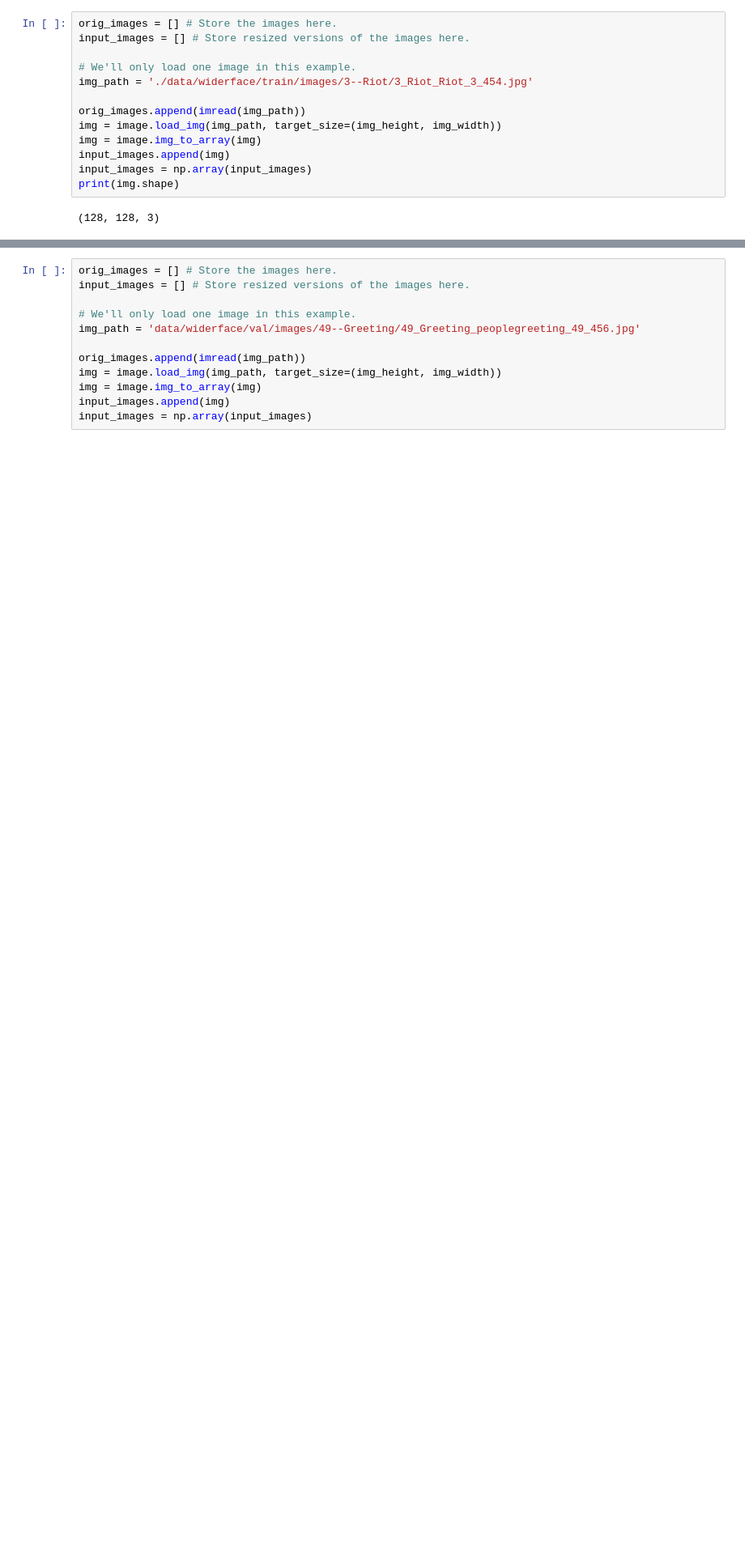
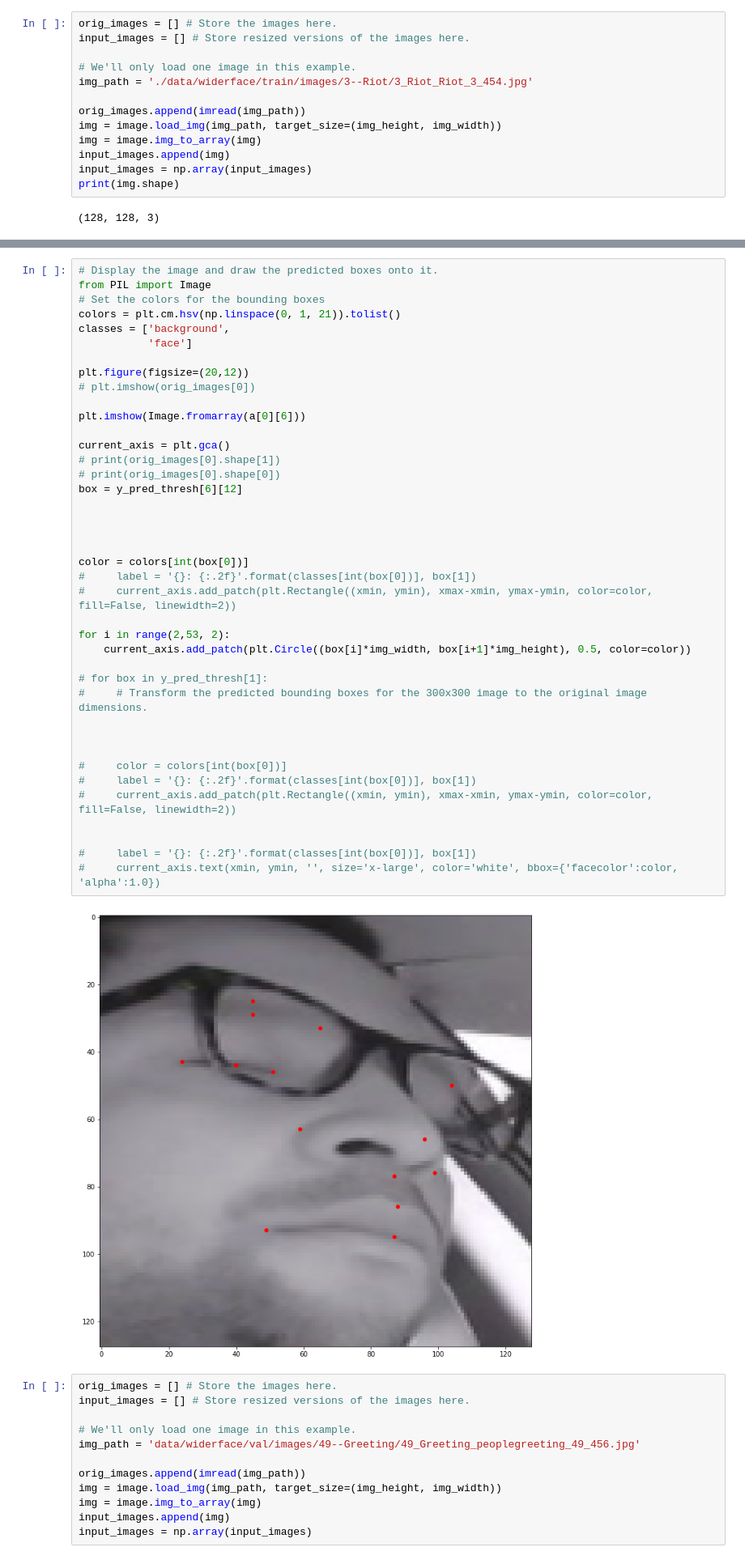
Before and after one commit to TaeseongMoon/bf_reimplement, a Jupyter notebook: y_tru_check.ipynb, the cells around one changed output, grey strips where cells are left out. Shown: that part at 81% size. Drawn from its saved outputs; the diff is of its cells as text; blank space fills up the shorter version.

```diff
--- a/y_tru_check.ipynb
+++ b/y_tru_check.ipynb
@@ -376,3 +264,45 @@ for box in y_pred_thresh[1]:
+# %%
+# Display the image and draw the predicted boxes onto it.
+from PIL import Image
+# Set the colors for the bounding boxes
+colors = plt.cm.hsv(np.linspace(0, 1, 21)).tolist()
+classes = ['background',
+           'face']
+
+plt.figure(figsize=(20,12))
+# plt.imshow(orig_images[0])
+
+plt.imshow(Image.fromarray(a[0][6]))
+
+current_axis = plt.gca()
+# print(orig_images[0].shape[1])
+# print(orig_images[0].shape[0])
+box = y_pred_thresh[6][12]
+
+
+
+
+color = colors[int(box[0])]
+#     label = '{}: {:.2f}'.format(classes[int(box[0])], box[1])
+#     current_axis.add_patch(plt.Rectangle((xmin, ymin), xmax-xmin, ymax-ymin, color=color, fill=False, linewidth=2))
+
+for i in range(2,53, 2):
+    current_axis.add_patch(plt.Circle((box[i]*img_width, box[i+1]*img_height), 0.5, color=color))
+
+# for box in y_pred_thresh[1]:
+#     # Transform the predicted bounding boxes for the 300x300 image to the original image dimensions.
+
+
+
+#     color = colors[int(box[0])]
+#     label = '{}: {:.2f}'.format(classes[int(box[0])], box[1])
+#     current_axis.add_patch(plt.Rectangle((xmin, ymin), xmax-xmin, ymax-ymin, color=color, fill=False, linewidth=2))
+
+
+#     label = '{}: {:.2f}'.format(classes[int(box[0])], box[1])
+#     current_axis.text(xmin, ymin, '', size='x-large', color='white', bbox={'facecolor':color, 'alpha':1.0})
+# %% [output]
+[figure, added]
 # %%
 orig_images = [] # Store the images here.
 input_images = [] # Store resized versions of the images here.
```
Also changed, not shown: parts of 8 cells of this notebook, 12 other files.
